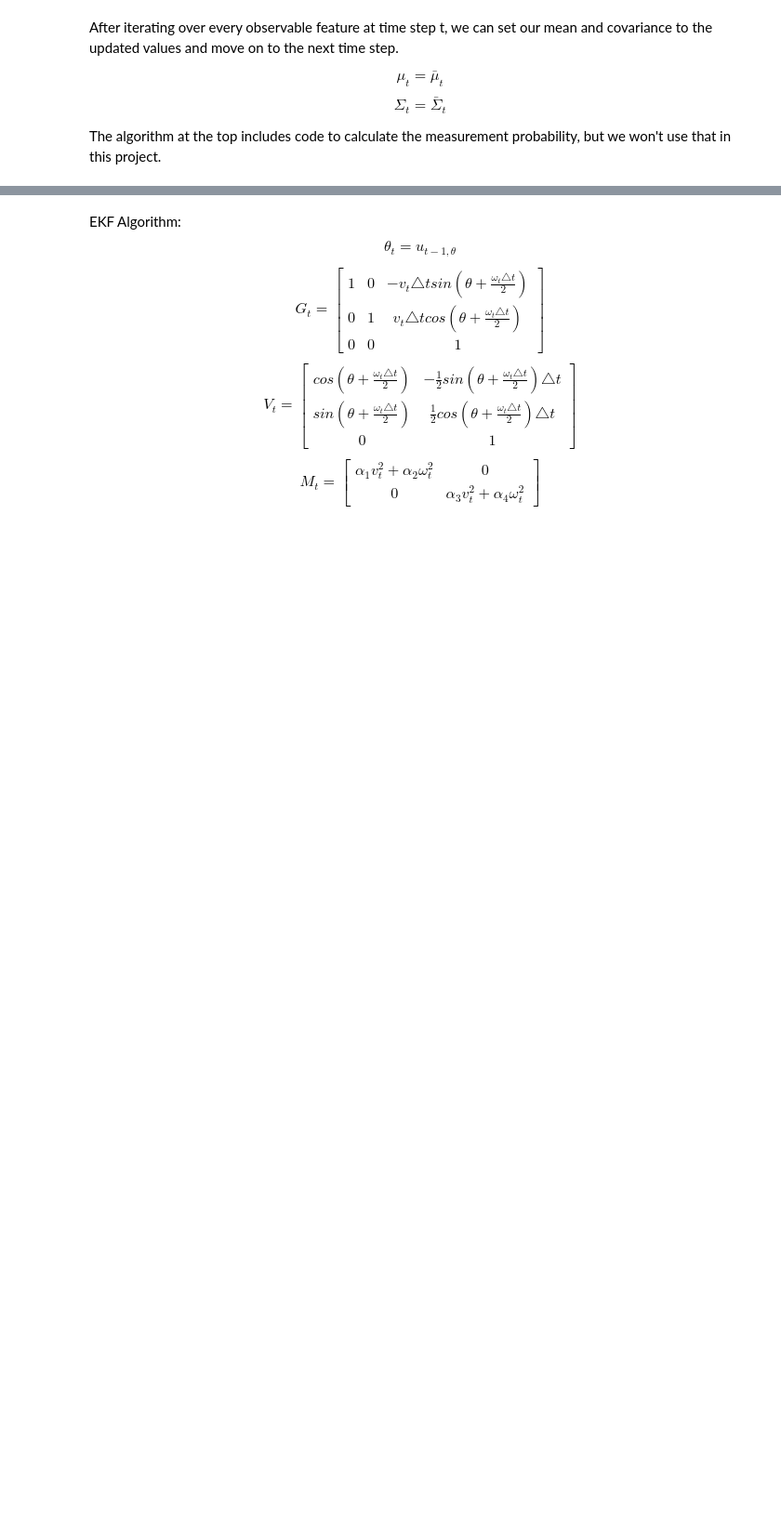
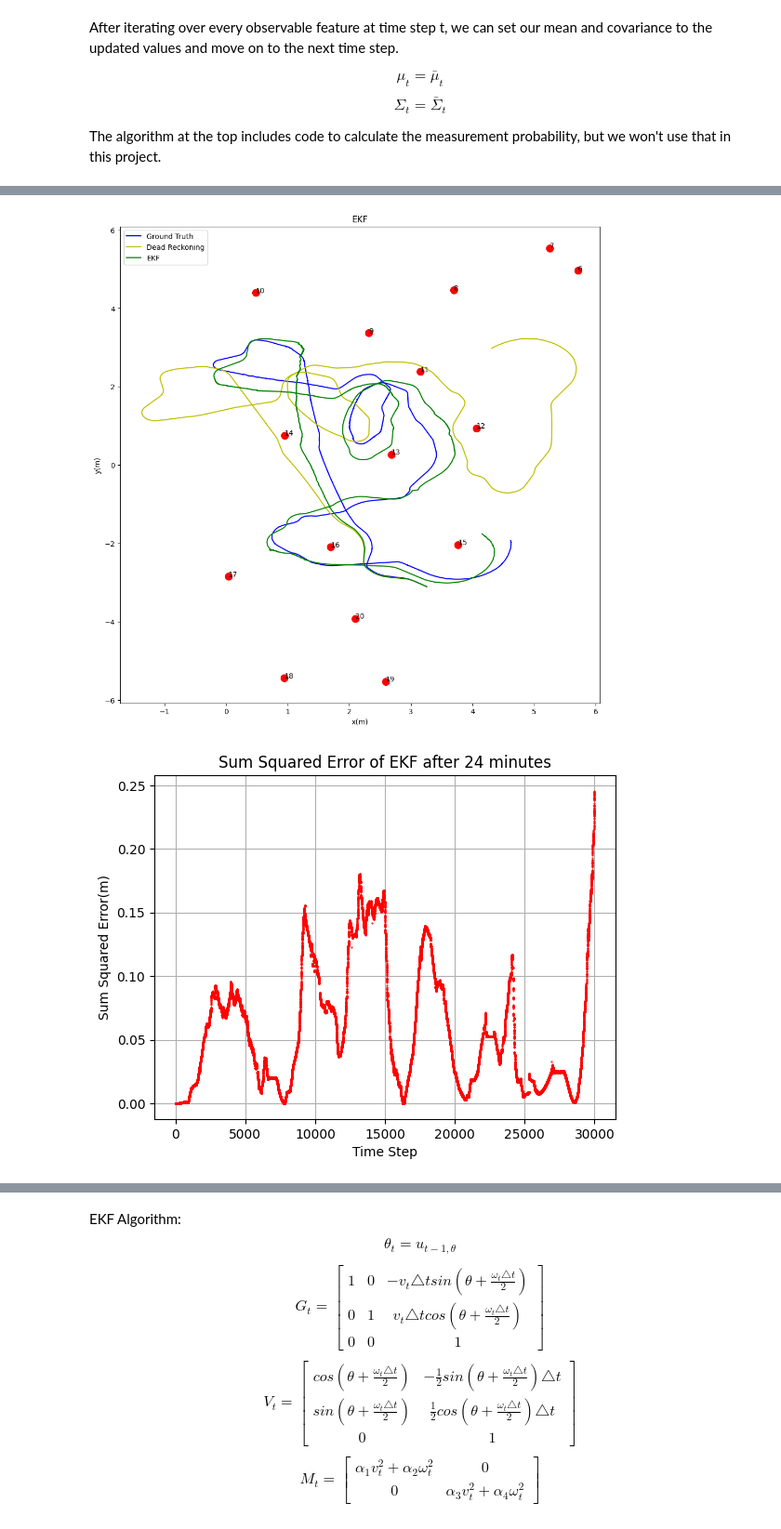
Before and after one commit to drk944/ekf, a Jupyter notebook: ekf.ipynb, the cells around one changed output, grey strips where cells are left out. Shown at 93% size. Saved outputs shown, nothing was run; the diff lists cells and outputs as text; code cells hidden in the pictures; blank space fills up the shorter version.

```diff
--- a/ekf.ipynb
+++ b/ekf.ipynb
@@ -254,8 +264,8 @@ def motion_sigma_bar(sigma_bar, mu_bar, u, dt, alphas):
                     [0, 1, vt*dt*np.cos(mu_bar[2]+((wt*dt)/2))],
                     [0, 0, 1]])
 
-    m_t = np.array([[(alphas[0]*abs(vt) + alphas[1]*abs(wt))**2, 0],
-                    [0, (alphas[2]*abs(vt) + alphas[3]*abs(wt))**2]])
+    m_t = np.array([[alphas[0]*vt**2 + alphas[1]*wt**2, 0],
+                    [0, alphas[2]*vt**2 + alphas[3]*wt**2]])
 
     v_t = np.array([[np.cos(mu_bar[2]+((wt*dt)/2)), -0.5*np.sin(mu_bar[2]+((wt*dt)/2))],
                     [np.sin(mu_bar[2]+((wt*dt)/2)), 0.5*np.cos(mu_bar[2]+((wt*dt)/2))],
@@ -269,12 +279,13 @@ def motion_sigma_bar(sigma_bar, mu_bar, u, dt, alphas):
 # %% [markdown]
 $Q_{t}$ is the covariance of the sensor model. It represents the constant noise from our sensor. It is a diagonal matrix of $\sigma_{range}^{2}$, $\sigma_{bearing}^{2}$ and $\sigma_{marker ID}^{2}$.
 # %%
-sigma_range = 2
-sigma_bearing = 3
+sigma_range = 2.5
+sigma_bearing = 5
 sigma_id = 1
-Q_t = [[sigma_range^2, 0, 0,],
-       [0, sigma_bearing^2, 0],
-       [0, 0, sigma_id^2]]
+
+Q_t = [[sigma_range**2, 0, 0,],
+       [0, sigma_bearing**2, 0],
+       [0, 0, sigma_id**2]]
 # %% [markdown]
 ### Iterate over every observable feature at time step t ###
 
@@ -456,52 +463,55 @@ ValueError: math domain error
 # %%
+######################## Static Plotting ########################
 
 # plot the ground truth landmarks
 plt.figure()
-index = 1000
-# plot circles around the landmarks
-# for i in range(landmark_gt.shape[0]):
-    # circle = plt.Circle((landmark_gt[i,1], landmark_gt[i,2]), 0.1, color='r', fill=False)
-    # plt.gca().add_patch(circle)
+index = 30000
+gt_stop = gt_index
+while robot_1_gt[gt_stop,0] < robot1_odometry[index,0]:
+    gt_stop += 1
+
 plt.plot(landmark_gt[:,1], landmark_gt[:,2], 'r.', markersize=20)
 # add labels to the landmarks
 for i in range(landmark_gt.shape[0]):
     plt.text(landmark_gt[i,1], landmark_gt[i,2], str(int(landmark_gt[i,0])))
 
 # plot the ground truth robot trajectory
-plt.plot(robot_1_gt[gt_index:index,1], robot_1_gt[gt_index:index,2], 'b-', label='Ground Truth')
+plt.plot(robot_1_gt[gt_index:gt_stop,1], robot_1_gt[gt_index:gt_stop,2], 'b-', label='Ground Truth')
 
 # plot dead reckoning
 positions_dr = dead_reckoning(robot1_odometry, robot_1_gt[gt_index,1], robot_1_gt[gt_index,2], robot_1_gt[gt_index,3])
 plt.plot(positions_dr[:index,0], positions_dr[:index,1], 'y-', label='Dead Reckoning')
 
 # plot the EKF robot trajectory
 plt.plot(ekf_positions[:index,0], ekf_positions[:index,1], 'g-', label='EKF')
 
-
 plt.legend()
 plt.title('EKF')
 plt.xlabel('x(m)')
 plt.ylabel('y(m)')
 # make the plot big!
 plt.gcf().set_size_inches(12, 12)
-# plt.show()
 
-# plt.figure()
-# # plot circles around the landmarks
-# # for i in range(landmark_gt.shape[0]):
-#     # circle = plt.Circle((landmark_gt[i,1], landmark_gt[i,2]), 0.1, color='r', fill=False)
-#     # plt.gca().add_patch(circle)
-# plt.plot(landmark_gt[:,1], landmark_gt[:,2], 'r.', markersize=20)
-# # add labels to the landmarks
-# for i in range(landmark_gt.shape[0]):
-#     plt.text(landmark_gt[i,1], landmark_gt[i,2], str(int(landmark_gt[i,0])))
+# plot the MSE of the dead reckoning trajectory FIXME!
+sse = []
+prev_gt_idx = 0
+for i in tqdm(range(index)):
+    time_step = ekf_time_stamp_sensors[i][0]
+    closest_gt_idx = prev_gt_idx
+    while robot_1_gt[closest_gt_idx,0] < time_step:
+        closest_gt_idx += 1
+    sse.append((ekf_positions[i,0]- robot_1_gt[closest_gt_idx,1])**2 + (ekf_positions[i,1] - robot_1_gt[closest_gt_idx,2])**2)
+    prev_gt_idx = closest_gt_idx
 
-# # plot the ground truth robot trajectory
-# plt.plot(robot_1_gt[:,1], robot_1_gt[:,2], 'b-', label='Ground Truth')
+fig, ax2 = plt.subplots()
 
-# # plot the EKF robot trajectory
-# plt.plot(ekf_positions[:5000,0], ekf_positions[:5000,1], 'g-', label='EKF')
-# plt.legend()
-plt.xlim(-1, 6)
-plt.ylim(-6, 6)
+seg_to_time = int(robot1_odometry[-1][0] - robot1_odometry[0][0])
+ax2.plot(sse, 'r.', markersize=1)
+ax2.grid()
+ax2.set_title('Sum Squared Error of EKF after {} minutes'.format(int(seg_to_time/60)))
+ax2.set_xlabel('Time Step')
+ax2.set_ylabel('Sum Squared Error(m)')
 plt.show()
+# %% [output]
+[figure, added]
+[figure, added]
```
Also changed, not shown: parts of 9 cells of this notebook, 8 other files.
